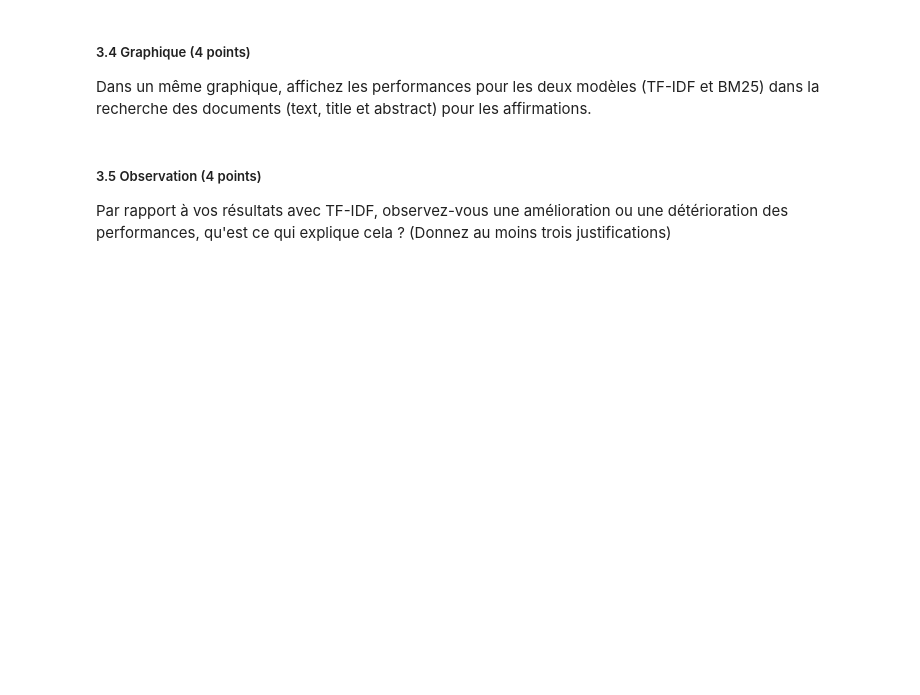
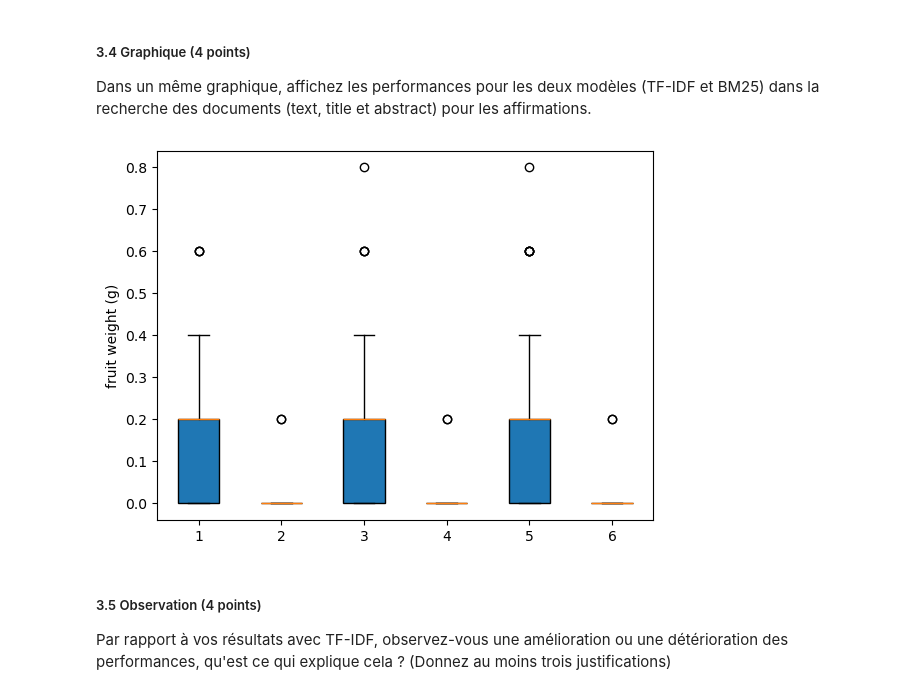
Before and after one commit to Kay1San/NLP-Labs, a Jupyter notebook: TP1/TP1/INF8460_A24_TP1_Enoncé.ipynb, the cells around one changed output. Saved outputs shown, nothing was run; the diff lists cells and outputs as text; code cells hidden in the pictures; blank space fills up the shorter version.

```diff
--- a/TP1/TP1/INF8460_A24_TP1_Enoncé.ipynb
+++ b/TP1/TP1/INF8460_A24_TP1_Enoncé.ipynb
@@ -974,0 +1073,12 @@ Retrouvez les identifiants des documents pour les cinq meilleures correspondance
+# %%
+results_titles_df_BM = prepare_results_df(df = df_claims,
+                                       columns_to_drop = colToDrop,
+                                       columns_to_rename = [("cited_doc_ids","gold standard passage")])
+
+results_abstracts_df_BM = prepare_results_df(df = df_claims,
+                                       columns_to_drop = colToDrop,
+                                       columns_to_rename = [("cited_doc_ids","gold standard passage")])
+
+results_texts_df_BM = prepare_results_df(df = df_claims,
+                                       columns_to_drop = colToDrop,
+                                       columns_to_rename = [("cited_doc_ids","gold standard passage")])
@@ -981,0 +1125,4 @@ Affichez les résultats des performances BM25 pour les configurations Top1, Top3
+# %%
+kAccuracyTitleBM = evaluateAll(results_titles_df_BM)
+kAccuracyAbstractBM = evaluateAll(results_abstracts_df_BM)
+kAccuracyTextBM = evaluateAll(results_texts_df_BM)
@@ -989,3 +1149,21 @@ Dans un même graphique, affichez les performances pour les deux modèles (TF-ID
+# %%
+kAccuracy = [kAccuracyTitle['5'],kAccuracyTitleBM['5'],
+             kAccuracyAbstract['5'],kAccuracyAbstractBM['5'],
+             kAccuracyText['5'],kAccuracyTextBM['5']]
+labels = ['TF title','BM Title',
+         'TF Abstract','BM Abstract',
+         'TF Text','BM Text']
+
+fig, ax = plt.subplots()
+ax.set_ylabel('fruit weight (g)')
+
+bplot = ax.boxplot(kAccuracy,
+                   patch_artist=True)  # will be used to label x-ticks
+
+
+plt.show()
+# %% [output]
+[figure, added]
 # %% [markdown]
 ##### 3.5 Observation (4 points)
 
```
Also changed, not shown: parts of 41 cells of this notebook, 3 other files.
